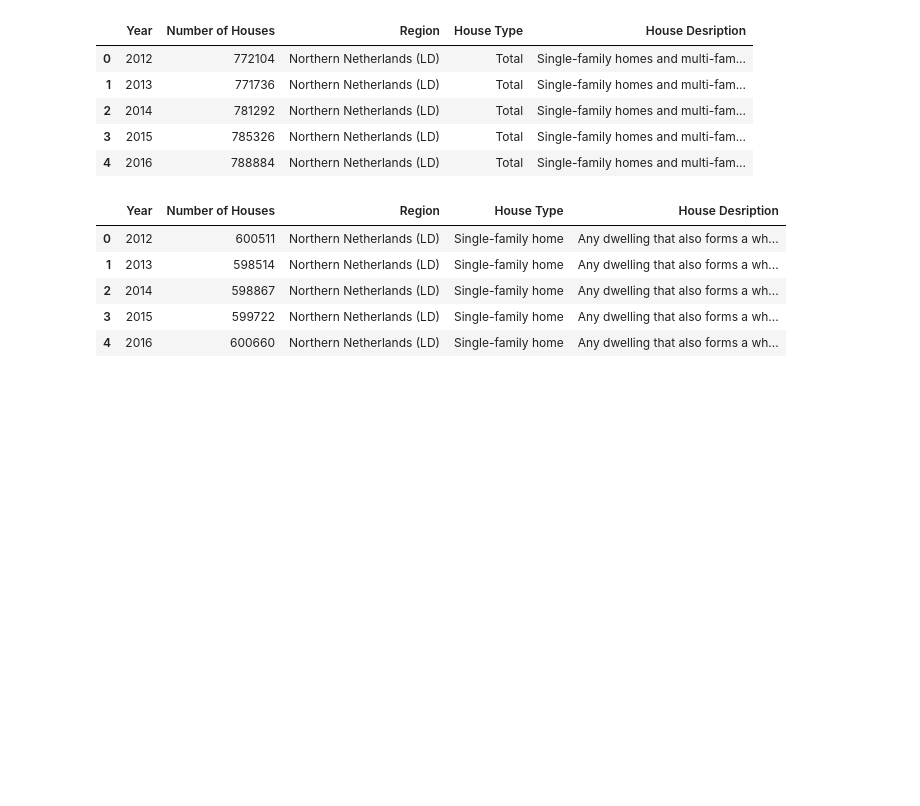
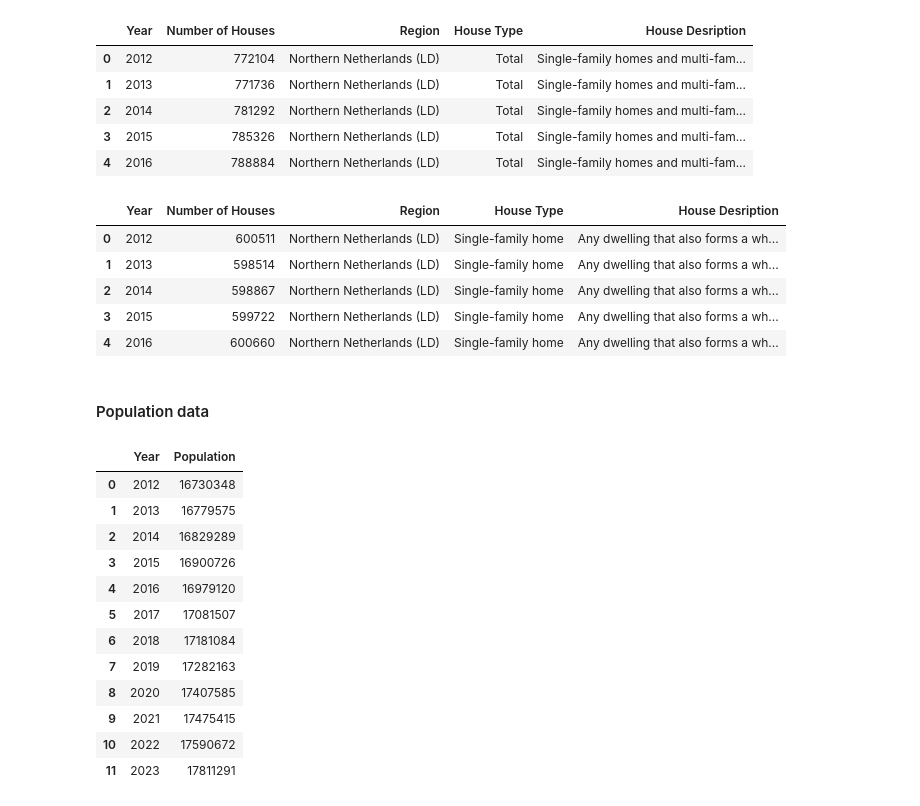
Before and after one commit to Xenoxort/neth_demography, a Jupyter notebook: neth_demography.ipynb, the cells around one changed output. Cells and saved outputs as stored; diff of their text form; code cells hidden in the pictures; blank space fills up the shorter version.

```diff
--- a/neth_demography.ipynb
+++ b/neth_demography.ipynb
@@ -143,3 +150,29 @@ display(df_reg_types.head())
 | 2 | 2014 | 598867 | Northern Netherlands (LD) | Single-family home | Any dwelling that also forms a wh... |
 | 3 | 2015 | 599722 | Northern Netherlands (LD) | Single-family home | Any dwelling that also forms a wh... |
 | 4 | 2016 | 600660 | Northern Netherlands (LD) | Single-family home | Any dwelling that also forms a wh... |
+# %% [markdown]
+#### Population data
+# %%
+df_population["Periods"] = df_population["Periods"].str[:4].astype(int)
+df_population = df_population.rename(columns = {"Periods": "Year"})
+# %%
+df_pop_final = df_population[(df_population["Year"] >= 2012) & (df_population["Year"] <= 2023)] #keeping the needed dates
+df_pop_final = df_pop_final.rename(columns = {"PopulationAtStartOfSelectedPeriod_1": "Population"})
+df_pop_final = df_pop_final[["Year", "Population"]]
+df_pop_final = df_pop_final.groupby("Year").first().reset_index()
+# %%
+df_pop_final
+# %% [output]
+|  | Year | Population |
+| 0 | 2012 | 16730348 |
+| 1 | 2013 | 16779575 |
+| 2 | 2014 | 16829289 |
+| 3 | 2015 | 16900726 |
+| 4 | 2016 | 16979120 |
+| 5 | 2017 | 17081507 |
+| 6 | 2018 | 17181084 |
+| 7 | 2019 | 17282163 |
+| 8 | 2020 | 17407585 |
+| 9 | 2021 | 17475415 |
+| 10 | 2022 | 17590672 |
+| 11 | 2023 | 17811291 |
```
Also changed, not shown: parts of 3 cells of this notebook.
